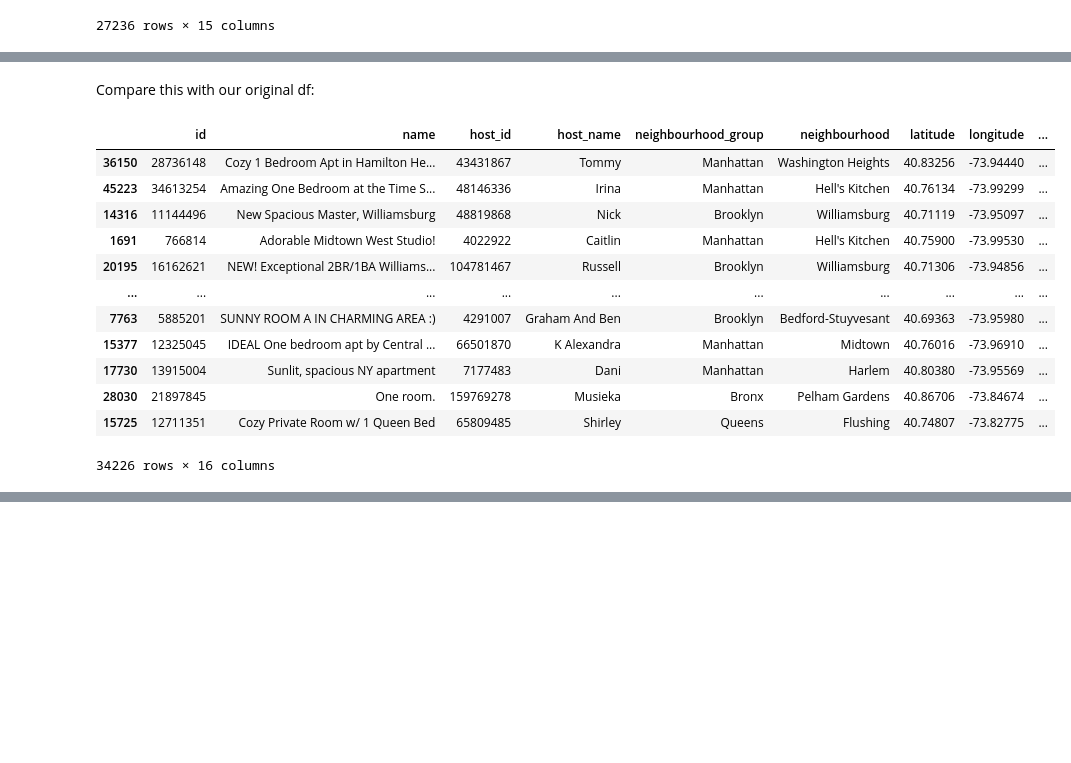
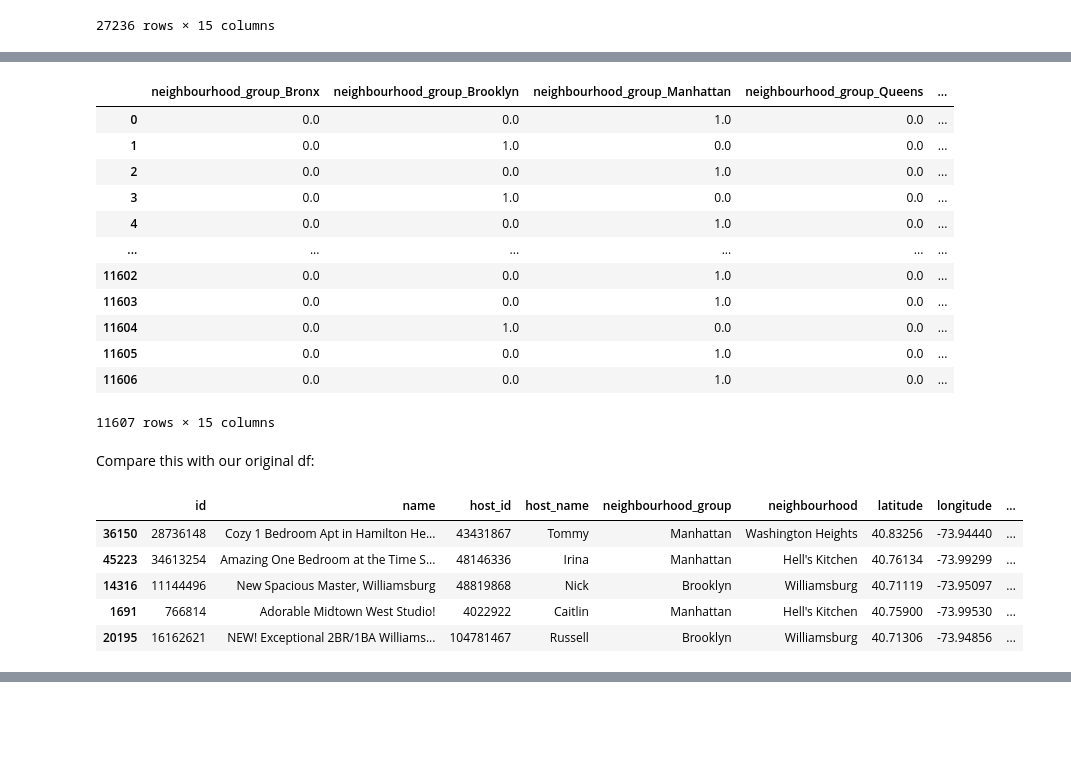
Before and after one commit to alantensor/hw5, a Jupyter notebook: hw5.ipynb, the cells around one changed output, grey strips where cells are left out. Saved outputs shown, nothing was run; the diff lists cells and outputs as text; code cells hidden in the pictures; blank space fills up the shorter version.

```diff
--- a/hw5.ipynb
+++ b/hw5.ipynb
@@ -544,18 +552,27 @@ transformed_train_df
+# %%
+transformed_test_df
+# %% [output]
+|  | neighbourhood_group_Bronx | neighbourhood_group_Brooklyn | neighbourhood_group_Manhattan | neighbourhood_group_Queens | ... |
+| 0 | 0.0 | 0.0 | 1.0 | 0.0 | ... |
+| 1 | 0.0 | 1.0 | 0.0 | 0.0 | ... |
+| 2 | 0.0 | 0.0 | 1.0 | 0.0 | ... |
+| 3 | 0.0 | 1.0 | 0.0 | 0.0 | ... |
+| 4 | 0.0 | 0.0 | 1.0 | 0.0 | ... |
+| ... | ... | ... | ... | ... | ... |
+| 11602 | 0.0 | 0.0 | 1.0 | 0.0 | ... |
+| 11603 | 0.0 | 0.0 | 1.0 | 0.0 | ... |
+| 11604 | 0.0 | 1.0 | 0.0 | 0.0 | ... |
+| 11605 | 0.0 | 0.0 | 1.0 | 0.0 | ... |
+| 11606 | 0.0 | 0.0 | 1.0 | 0.0 | ... |
+11607 rows × 15 columns
 # %% [markdown]
 Compare this with our original df:
 # %%
-train_df
+train_df.head()
 # %% [output]
 |  | id | name | host_id | host_name | neighbourhood_group | neighbourhood | latitude | longitude | ... |
 | 36150 | 28736148 | Cozy 1 Bedroom Apt in Hamilton He... | 43431867 | Tommy | Manhattan | Washington Heights | 40.83256 | -73.94440 | ... |
 | 45223 | 34613254 | Amazing One Bedroom at the Time S... | 48146336 | Irina | Manhattan | Hell's Kitchen | 40.76134 | -73.99299 | ... |
 | 14316 | 11144496 | New Spacious Master, Williamsburg | 48819868 | Nick | Brooklyn | Williamsburg | 40.71119 | -73.95097 | ... |
 | 1691 | 766814 | Adorable Midtown West Studio! | 4022922 | Caitlin | Manhattan | Hell's Kitchen | 40.75900 | -73.99530 | ... |
 | 20195 | 16162621 | NEW! Exceptional 2BR/1BA Williams... | 104781467 | Russell | Brooklyn | Williamsburg | 40.71306 | -73.94856 | ... |
-| ... | ... | ... | ... | ... | ... | ... | ... | ... | ... |
-| 7763 | 5885201 | SUNNY ROOM A IN CHARMING AREA :) | 4291007 | Graham And Ben | Brooklyn | Bedford-Stuyvesant | 40.69363 | -73.95980 | ... |
-| 15377 | 12325045 | IDEAL One bedroom apt by Central ... | 66501870 | K Alexandra | Manhattan | Midtown | 40.76016 | -73.96910 | ... |
-| 17730 | 13915004 | Sunlit, spacious NY apartment | 7177483 | Dani | Manhattan | Harlem | 40.80380 | -73.95569 | ... |
-| 28030 | 21897845 | One room. | 159769278 | Musieka | Bronx | Pelham Gardens | 40.86706 | -73.84674 | ... |
-| 15725 | 12711351 | Cozy Private Room w/ 1 Queen Bed | 65809485 | Shirley | Queens | Flushing | 40.74807 | -73.82775 | ... |
-34226 rows × 16 columns
```
Also changed, not shown: parts of 58 cells of this notebook, 1 other file.
